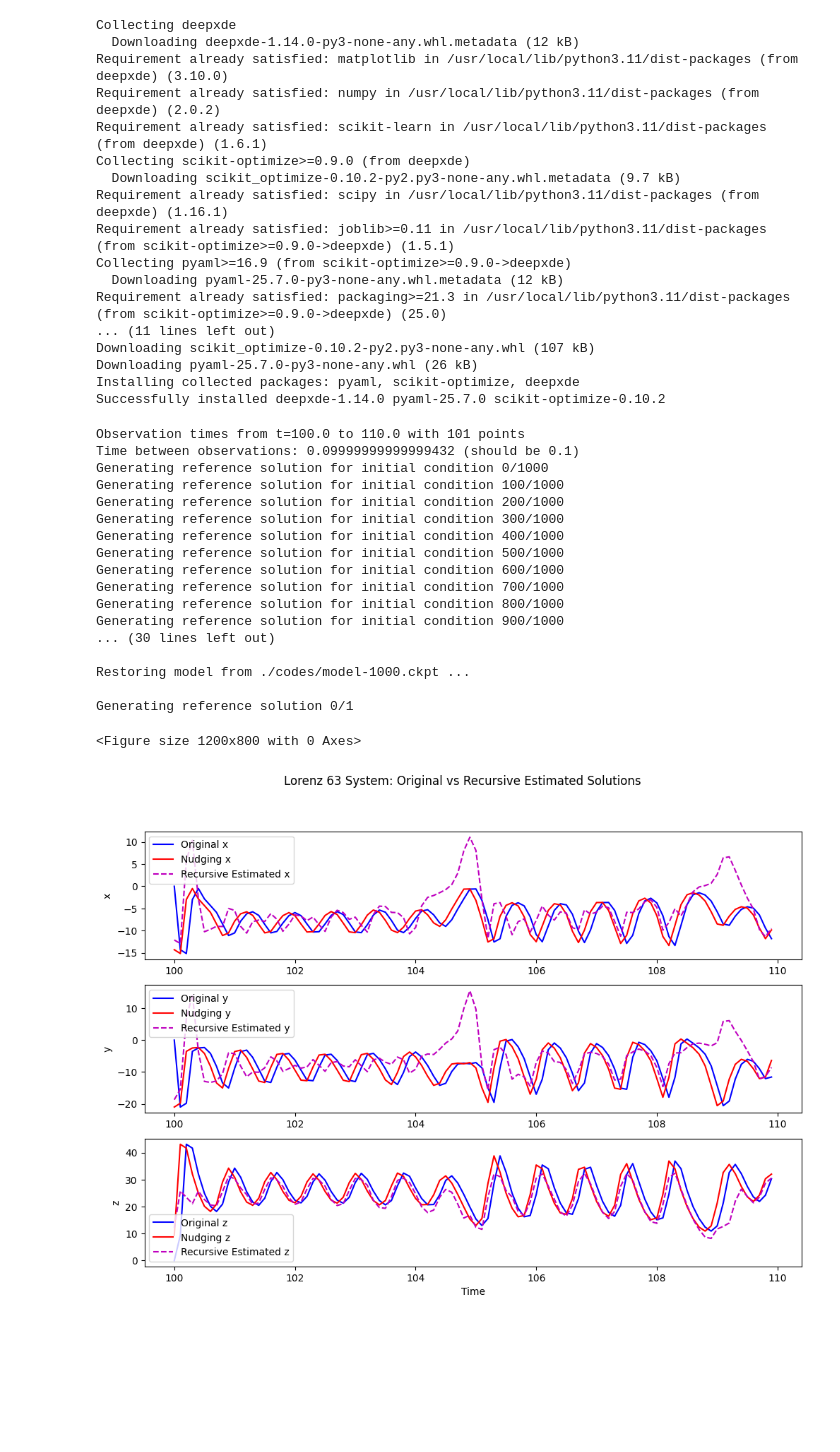
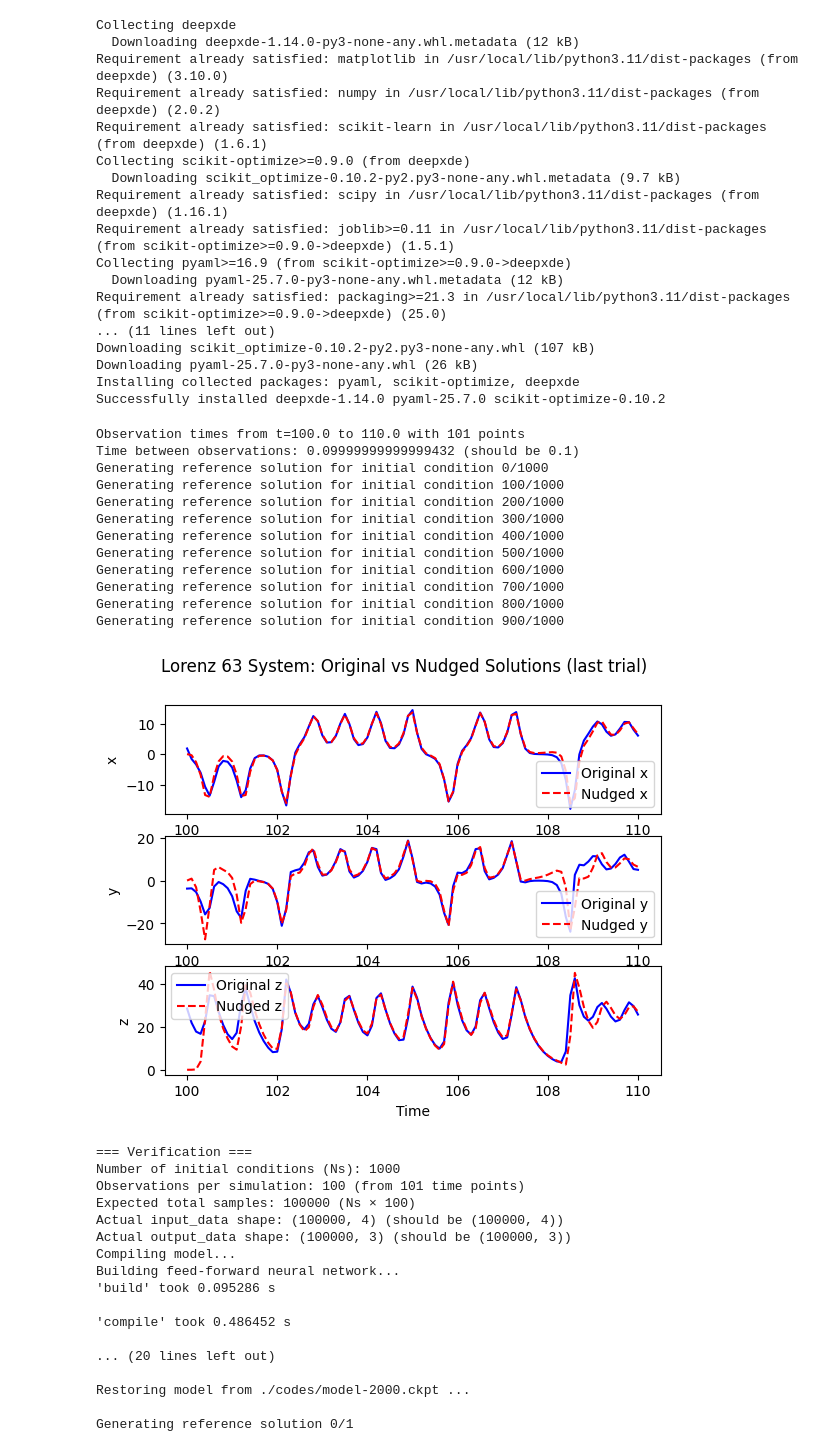
Before and after one commit to Zeusfire2058/code_stuff_woo, a Jupyter notebook: Lorenz_63.ipynb, the cells around one changed output. Drawn from its saved outputs; the diff is of its cells as text; code cells hidden in the pictures; blank space fills up the shorter version.

Commit message:
Added the plot in the training to make sure the nudging is as accurate

```diff
--- a/Lorenz_63.ipynb
+++ b/Lorenz_63.ipynb
@@ -148,7 +148,33 @@ def simulate_lorenz_with_nudging():
     output_data = np.array(output_samples)
 
     # Plot results
-    plt.figure(figsize=(12, 8))
+     # Extract the portion of true_solution corresponding to observation_times
+    true_solution_obs_period = true_solution[obs_indices]
+
+    # Plot x components
+    plt.subplot(3, 1, 1)
+    plt.plot(observation_times, true_solution_obs_period[:, 0], 'b-', label='Original x')
+    plt.plot(observation_times, nudged_solution[:, 0], 'r--', label='Nudged x')
+    plt.ylabel('x')
+    plt.legend()
+
+    # Plot y components
+    plt.subplot(3, 1, 2)
+    plt.plot(observation_times, true_solution_obs_period[:, 1], 'b-', label='Original y')
+    plt.plot(observation_times, nudged_solution[:, 1], 'r--', label='Nudged y')
+    plt.ylabel('y')
+    plt.legend()
+
+    # Plot z components
+    plt.subplot(3, 1, 3)
+    plt.plot(observation_times, true_solution_obs_period[:, 2], 'b-', label='Original z')
+    plt.plot(observation_times, nudged_solution[:, 2], 'r--', label='Nudged z')
+    plt.ylabel('z')
+    plt.xlabel('Time')
+    plt.legend()
+
+    plt.suptitle('Lorenz 63 System: Original vs Nudged Solutions (last trial)')
+    plt.show()
 
     # Extract the portion of true_solution corresponding to observation_times
     true_solution_obs_period = true_solution[obs_indices]
@@ -201,7 +227,7 @@ net = dde.nn.FNN([4] + [50] * 3 + [3], "tanh", "Glorot normal")
 model_63 = dde.Model(data, net)
 model_63.compile("adam", lr=0.001, metrics = ["l2 relative error"])
 checkpointer = dde.callbacks.ModelCheckpoint("./codes/model", verbose=1, save_better_only= True)
-loss_history, train_state = model_63.train(epochs=1000, callbacks=[checkpointer])
+loss_history, train_state = model_63.train(epochs=2000, callbacks=[checkpointer])
 model_63.restore("./codes/model-"+ str(train_state.best_step) + ".ckpt", verbose=1)
 #loaded_model = model_63.restore("./codes/model-"+ str(train_state.best_step) + ".ckpt", verbose=1)
 '''
@@ -349,37 +375,48 @@ plt.subplot(3, 1, 2)
 plt.plot(t, original_test[:, 1], 'b-', label='Original y')
 plt.plot(t, nudged_test[:, 1], 'r-', label = 'Nudging y')
 plt.plot(t, y_recursive, 'm--', label='Recursive Estimated y')
 plt.ylabel('y')
 plt.legend()
 
 # Plot z components
 plt.subplot(3, 1, 3)
 plt.plot(t, original_test[:, 2], 'b-', label='Original z')
 plt.plot(t, nudged_test[:, 2], 'r-', label = 'Nudging z')
 plt.plot(t, z_recursive, 'm--', label='Recursive Estimated z')
 plt.ylabel('z')
 plt.xlabel('Time')
 plt.legend()
 
 plt.suptitle('Lorenz 63 System: Original vs Recursive Estimated Solutions')
 plt.show()
 # %% [output]
 Observation times from t=100.0 to 110.0 with 101 points
 Time between observations: 0.09999999999999432 (should be 0.1)
 Generating reference solution for initial condition 0/1000
 Generating reference solution for initial condition 100/1000
 Generating reference solution for initial condition 200/1000
 Generating reference solution for initial condition 300/1000
 Generating reference solution for initial condition 400/1000
 Generating reference solution for initial condition 500/1000
 Generating reference solution for initial condition 600/1000
 Generating reference solution for initial condition 700/1000
 Generating reference solution for initial condition 800/1000
 Generating reference solution for initial condition 900/1000
-... (30 lines left out)
-
-Restoring model from ./codes/model-1000.ckpt ...
-
-Generating reference solution 0/1
+[figure, new version]
-<Figure size 1200x800 with 0 Axes>
+=== Verification ===
+Number of initial conditions (Ns): 1000
+Observations per simulation: 100 (from 101 time points)
+Expected total samples: 100000 (Ns × 100)
+Actual input_data shape: (100000, 4) (should be (100000, 4))
+Actual output_data shape: (100000, 3) (should be (100000, 3))
+Compiling model...
+Building feed-forward neural network...
+'build' took 0.095286 s
+
+'compile' took 0.486452 s
+
+... (20 lines left out)
+
+Restoring model from ./codes/model-2000.ckpt ...
+
+Generating reference solution 0/1
-[figure, old version]
```
Also changed, not shown: parts of 1 cell of this notebook.
